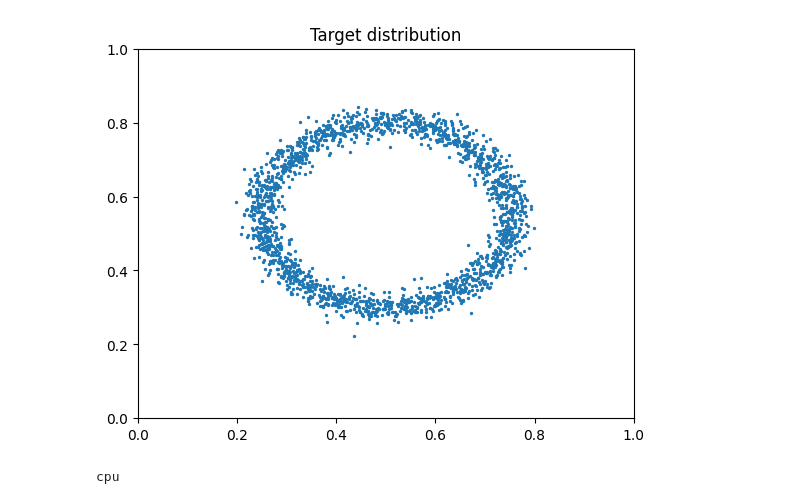
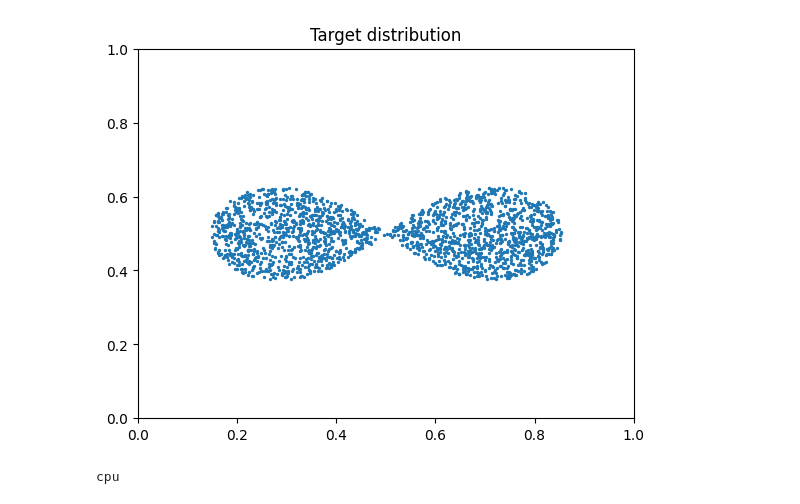
Before and after one commit to red1108/infoQGAN-outdated-, a Jupyter notebook: QGAN+QMINE/code.ipynb, the cells around one changed output. Saved outputs shown, nothing was run; the diff lists cells and outputs as text; code cells hidden in the pictures.

```diff
--- a/QGAN+QMINE/code.ipynb
+++ b/QGAN+QMINE/code.ipynb
@@ -14,6 +14,9 @@ import math
 import matplotlib.pyplot as plt
 import pickle
 # %%
+from pennylane import numpy as np
+import matplotlib.pyplot as plt
+
 def generate_points_distribution(data_num=2000, dist_type="circle"):
     if dist_type == 'spiral':
         theta = np.linspace(0, 5*np.pi, data_num)  # 각도 범위를 정의합니다.
@@ -30,24 +33,39 @@ def generate_points_distribution(data_num=2000, dist_type="circle"):
         yy = 3.8 * xx*xx - 3.8 * xx + 1.2 + 0.03 * np.random.randn(data_num)  # y 좌표 계산
 
     elif dist_type == 'circle':
-        radius = 0.25
+        radius = 0.20
         theta = np.linspace(0, 2 * np.pi, data_num)  # 각도 범위를 정의합니다.
         xx = radius * np.cos(theta) + 0.5 + 0.02 * np.random.randn(data_num)  # x 좌표 계산
         yy = radius * np.sin(theta) + 0.55 + 0.02 * np.random.randn(data_num)  # y 좌표 계산
+
+    elif dist_type == 'lemniscate':
+        xx = []
+        yy = []
+        while len(xx) < data_num:
+            x = np.random.uniform(0, 0.5)
+            y = np.random.uniform(0, 0.5)
+
+            r = (x**2 + y**2)**0.5
+            theta = np.arctan2(y, x)
+            if r**2 <= 2 * 0.25**2 * np.cos(2 * theta):
+                x = x if np.random.uniform(0, 1) < 0.5 else -x
+                y = y if np.random.uniform(0, 1) < 0.5 else -y
+                xx.append(x+0.5)
+                yy.append(y+0.5)
 
     data = np.column_stack((xx, yy))  # x와 y 좌표를 합쳐서 데이터 생성
     np.random.shuffle(data)
 
     return data
 # %%
-x = generate_points_distribution(2000, 'circle')
+x = generate_points_distribution(2000, 'lemniscate')
 plt.scatter(x[:,0], x[:,1], s=2.0)
 plt.title('Target distribution')
 plt.xlim((0, 1))
 plt.ylim((0, 1))
 plt.show()
 # %% [output]
-[figure, old version]
+[figure, new version]
 # %%
 # setting torch device
 device = torch.device("cuda:0" if torch.cuda.is_available() else "cpu")
```
Also changed, not shown: parts of 5 cells of this notebook, 4 other files.
